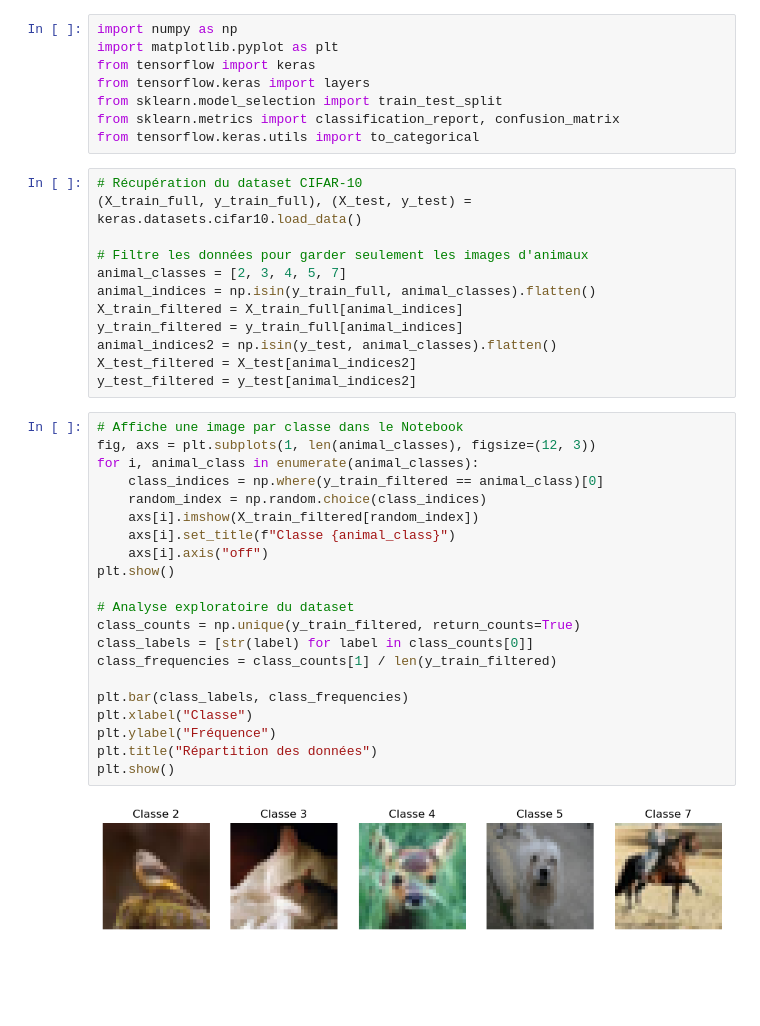
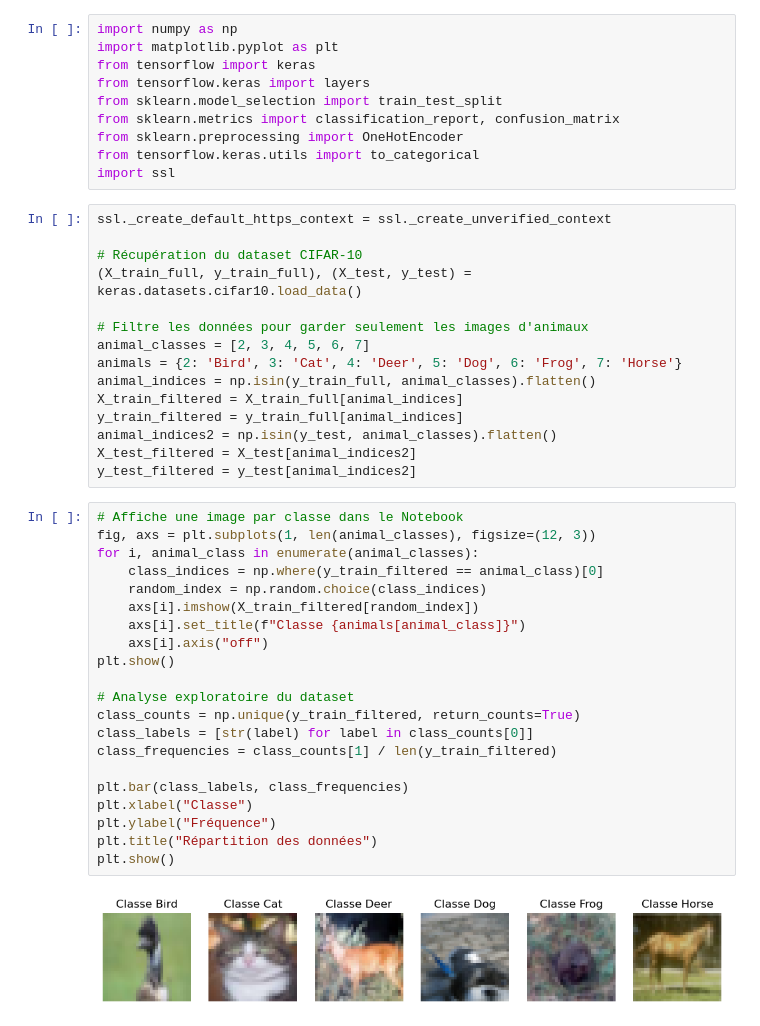
Before and after one commit to lebair-pierre-alexis/NeuralZOO, a Jupyter notebook: NeuralZOO.ipynb, the cells around one changed output. Drawn from its saved outputs; the diff is of its cells as text; blank space fills up the shorter version.

```diff
--- a/NeuralZOO.ipynb
+++ b/NeuralZOO.ipynb
@@ -5,13 +5,18 @@ from tensorflow import keras
 from tensorflow.keras import layers
 from sklearn.model_selection import train_test_split
 from sklearn.metrics import classification_report, confusion_matrix
+from sklearn.preprocessing import OneHotEncoder
 from tensorflow.keras.utils import to_categorical
+import ssl
 # %%
+ssl._create_default_https_context = ssl._create_unverified_context
+
 # Récupération du dataset CIFAR-10
 (X_train_full, y_train_full), (X_test, y_test) = keras.datasets.cifar10.load_data()
 
 # Filtre les données pour garder seulement les images d'animaux
-animal_classes = [2, 3, 4, 5, 7]
+animal_classes = [2, 3, 4, 5, 6, 7]
+animals = {2: 'Bird', 3: 'Cat', 4: 'Deer', 5: 'Dog', 6: 'Frog', 7: 'Horse'}
 animal_indices = np.isin(y_train_full, animal_classes).flatten()
 X_train_filtered = X_train_full[animal_indices]
 y_train_filtered = y_train_full[animal_indices]
@@ -21,23 +26,23 @@ y_test_filtered = y_test[animal_indices2]
 # %%
 # Affiche une image par classe dans le Notebook
 fig, axs = plt.subplots(1, len(animal_classes), figsize=(12, 3))
 for i, animal_class in enumerate(animal_classes):
     class_indices = np.where(y_train_filtered == animal_class)[0]
     random_index = np.random.choice(class_indices)
     axs[i].imshow(X_train_filtered[random_index])
-    axs[i].set_title(f"Classe {animal_class}")
+    axs[i].set_title(f"Classe {animals[animal_class]}")
     axs[i].axis("off")
 plt.show()
 
 # Analyse exploratoire du dataset
 class_counts = np.unique(y_train_filtered, return_counts=True)
 class_labels = [str(label) for label in class_counts[0]]
 class_frequencies = class_counts[1] / len(y_train_filtered)
 
 plt.bar(class_labels, class_frequencies)
 plt.xlabel("Classe")
 plt.ylabel("Fréquence")
 plt.title("Répartition des données")
 plt.show()
 # %% [output]
-[figure, old version]
+[figure, new version]
```
Also changed, not shown: parts of 10 cells of this notebook, 2 other files.
